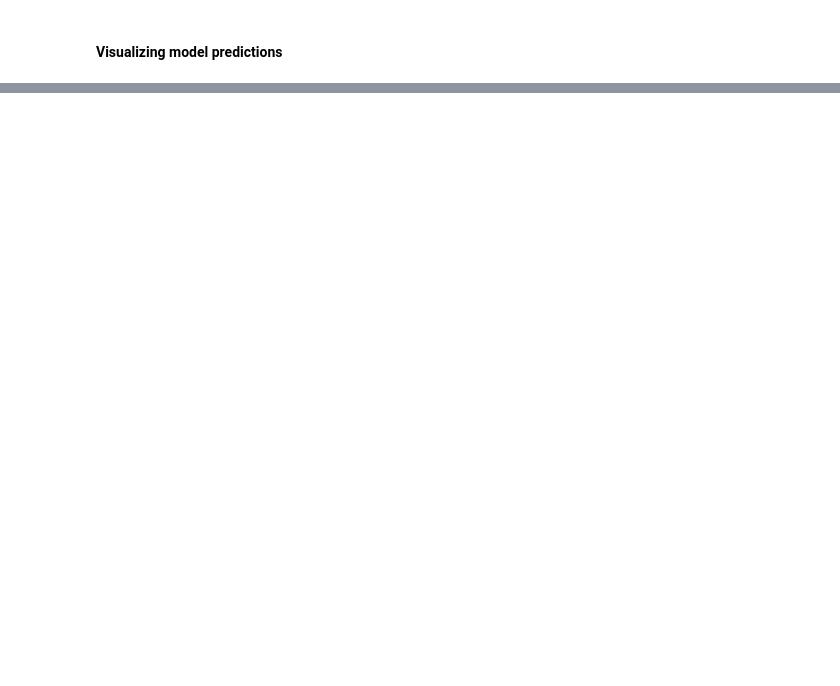
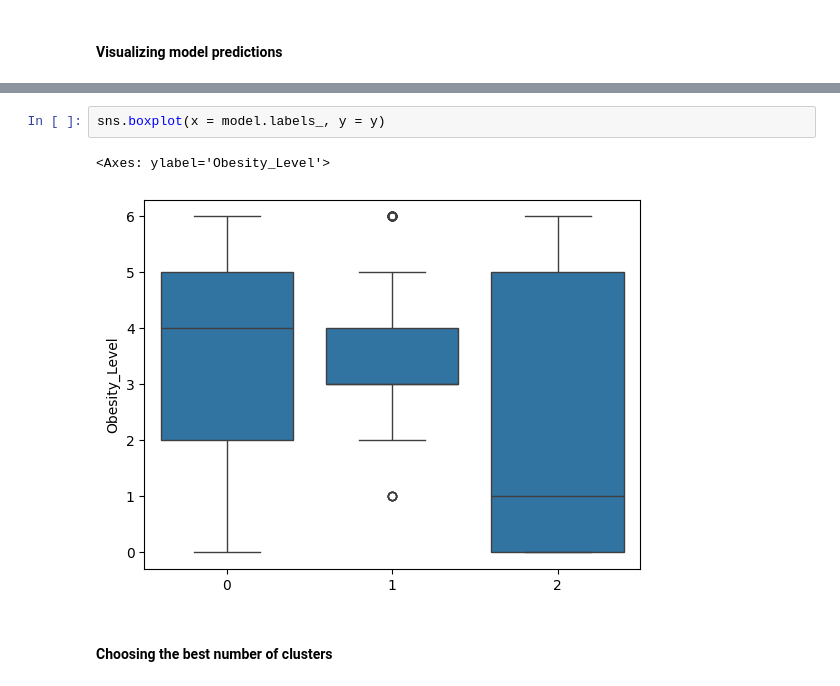
Before and after one commit to jaypbazar/Problem-Set-6, a Jupyter notebook: PS6_Bazar_BSCS2A.ipynb, the cells around one changed output, grey strips where cells are left out. Cells and saved outputs as stored; diff of their text form; blank space fills up the shorter version.

```diff
--- a/PS6_Bazar_BSCS2A.ipynb
+++ b/PS6_Bazar_BSCS2A.ipynb
@@ -84,0 +90,7 @@ sns.scatterplot(data = X, x = 'Height', y = 'Weight', hue = model.labels_)
+# %%
+sns.boxplot(x = model.labels_, y = y)
+# %% [output]
+<Axes: ylabel='Obesity_Level'>
+[figure, added]
+# %% [markdown]
+#### Choosing the best number of clusters
```
Also changed, not shown: parts of 9 cells of this notebook.
